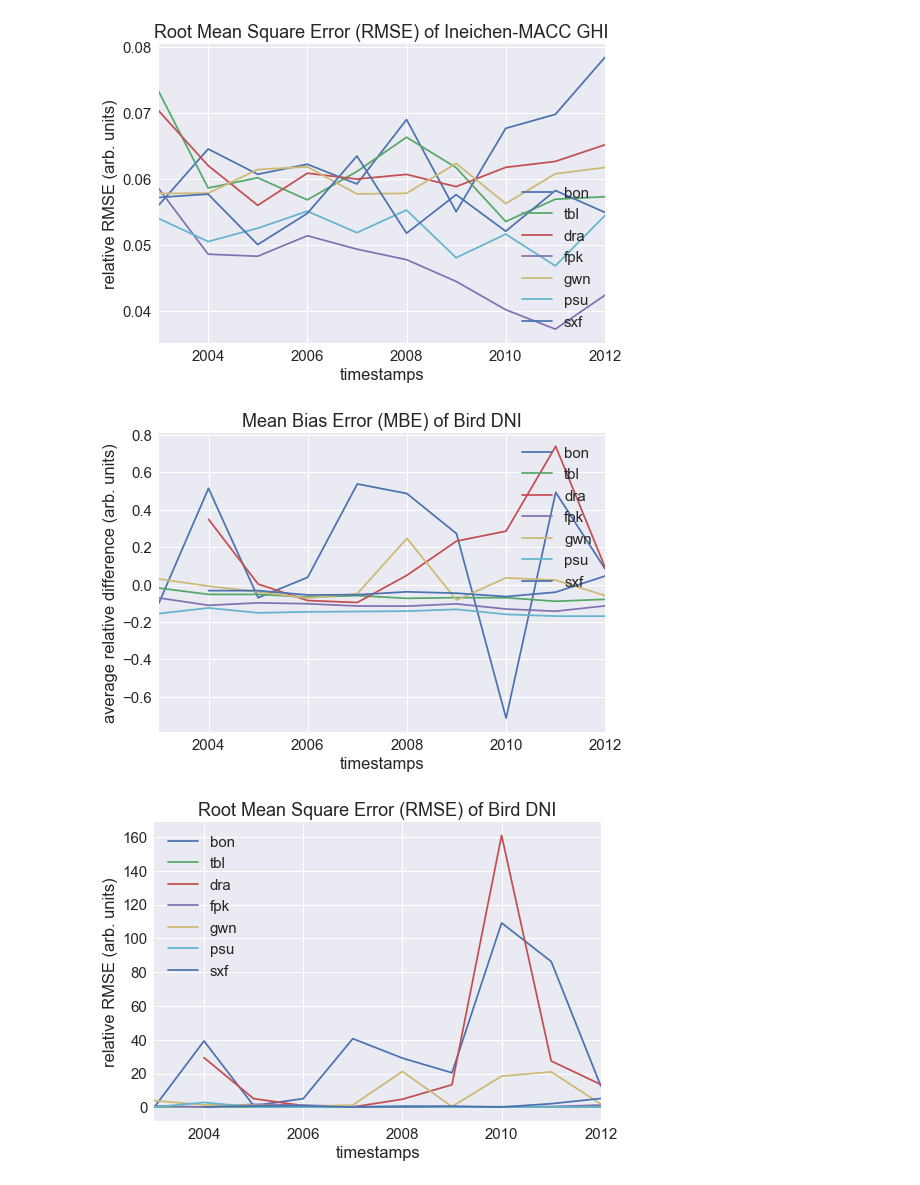
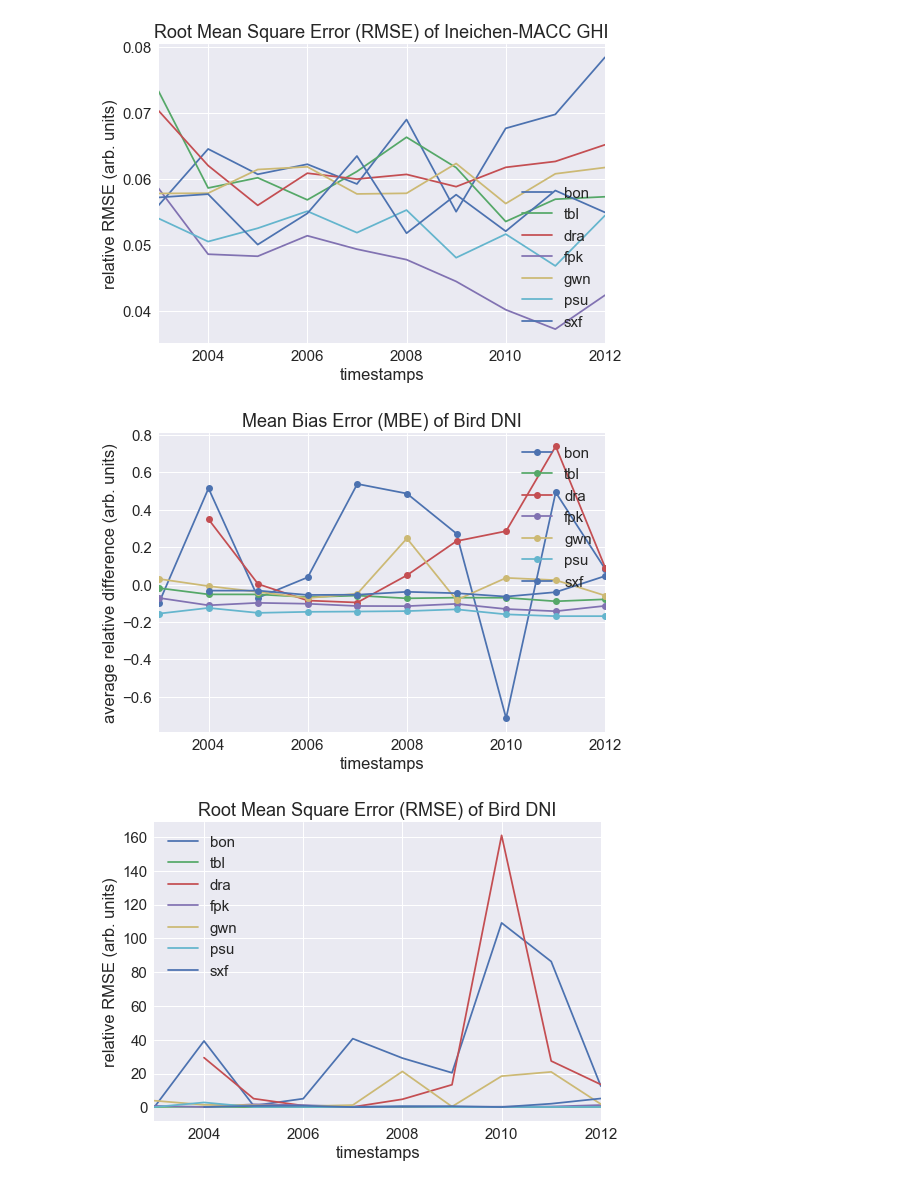
Before and after one commit to mikofski/pvsc44-clearsky-aod, a Jupyter notebook: PVSC44 Clearsky SURFRAD Analysis.ipynb, the cells around one changed output. Saved outputs shown, nothing was run; the diff lists cells and outputs as text; code cells hidden in the pictures.

```diff
--- a/PVSC44 Clearsky SURFRAD Analysis.ipynb
+++ b/PVSC44 Clearsky SURFRAD Analysis.ipynb
@@ -284,15 +284,15 @@ plt.savefig('annual_macc_ghi_rms.png')
 # %%
 # plot mean bias error of annual Bird DNI
 for station_id, station_atm_params_3min_clear in atm_params_3min_clear.iteritems():
     (
         (station_atm_params_3min_clear['bird_dni'] / station_atm_params_3min_clear['dni'])[is_bright[station_id]] - 1
-    ).resample('A').mean().plot()
+    ).resample('A').mean().plot(marker='o')
 plt.legend(METADATA.index.tolist())
 plt.title('Mean Bias Error (MBE) of Bird DNI')
 plt.ylabel('average relative difference (arb. units)')
 plt.savefig('annual_bird_dni_mbe.png')
 # %% [output]
-[figure, old version]
+[figure, new version]
 # %%
 # plot root mean square error of annual Bird DNI
 for station_id, station_atm_params_3min_clear in atm_params_3min_clear.iteritems():
```
Also changed, not shown: parts of 22 cells of this notebook, 1 other file.
